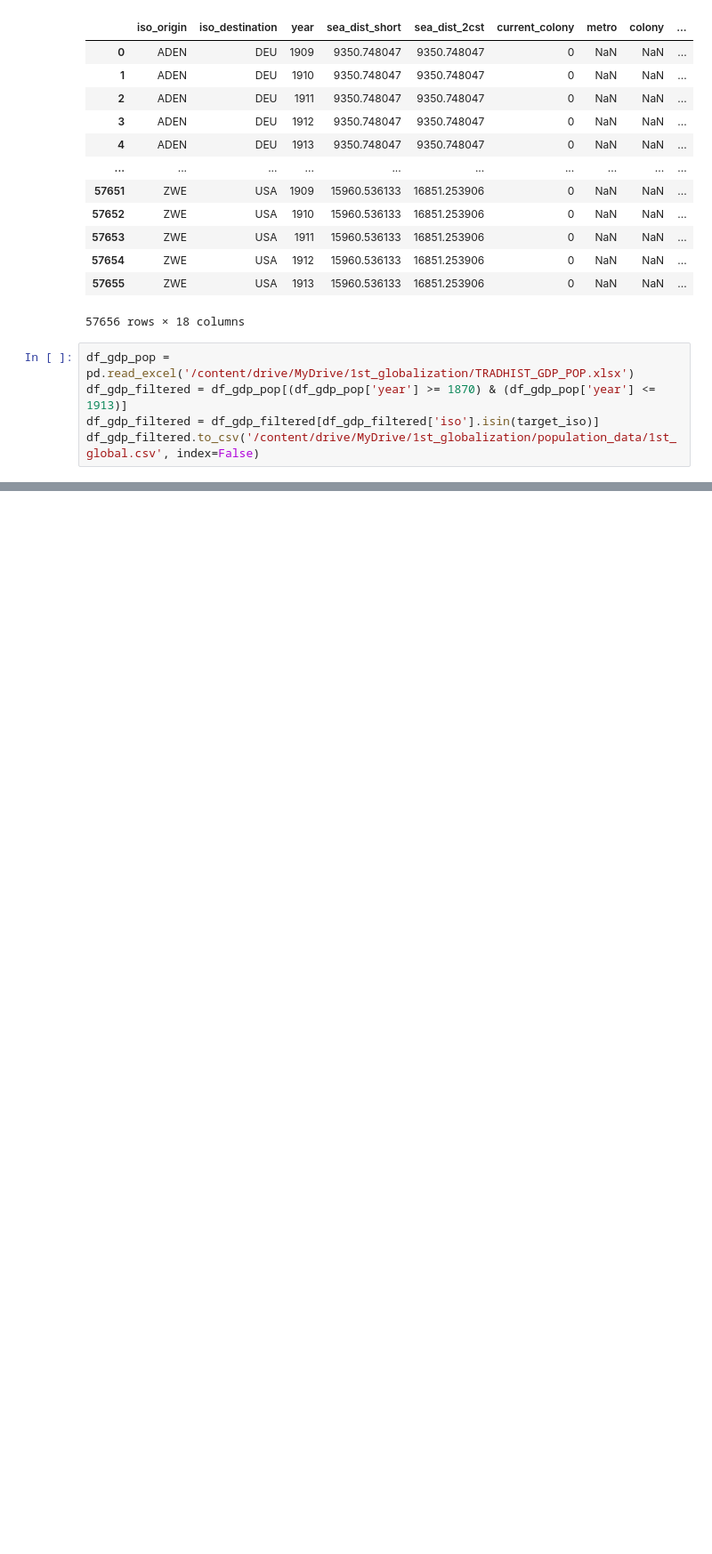
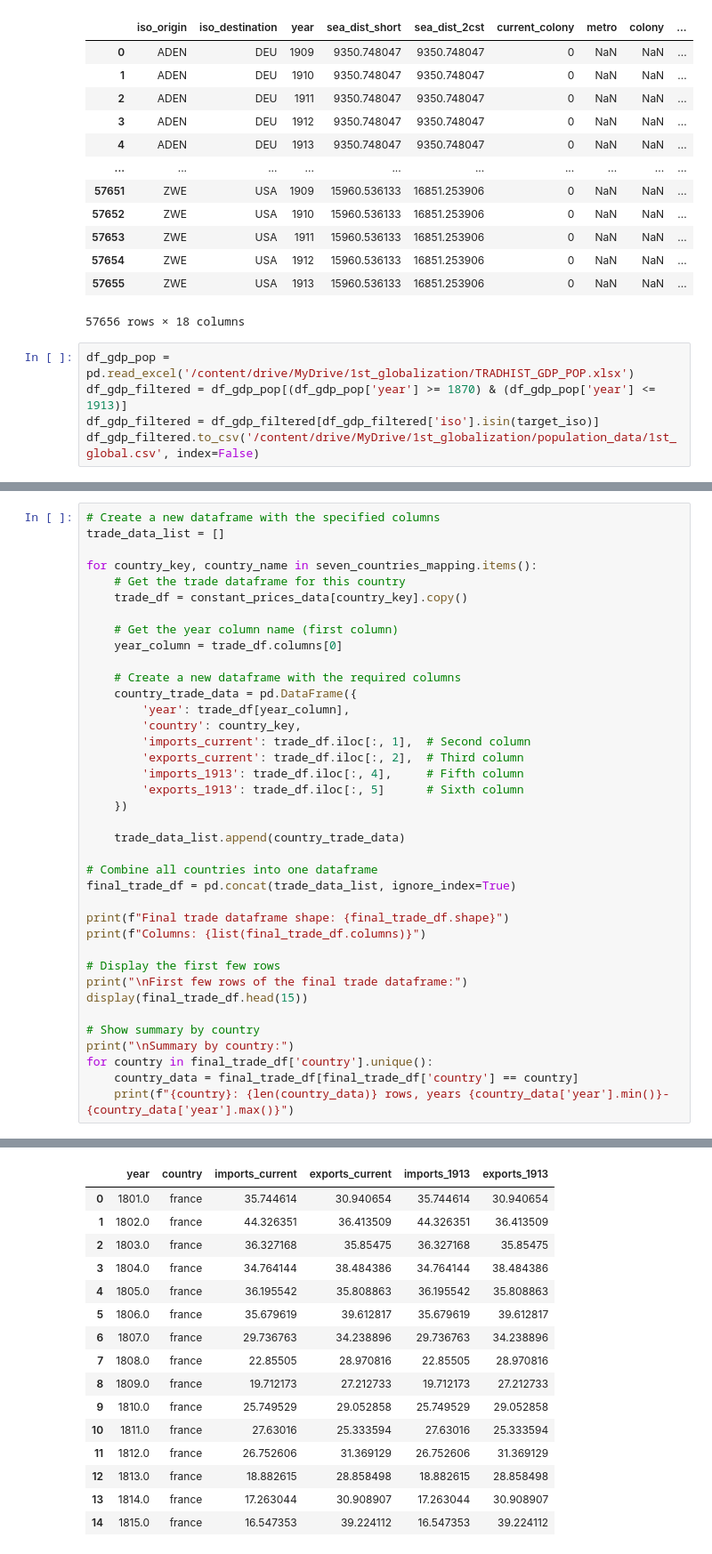
Before and after one commit to kabeerbora/1st_global, a Jupyter notebook: 1st_global.ipynb, the cells around one changed output, grey strips where cells are left out. Shown at 89% size. Cells and saved outputs as stored; diff of their text form; blank space fills up the shorter version.

```diff
--- a/1st_global.ipynb
+++ b/1st_global.ipynb
@@ -1584,0 +1737,39 @@ df_gdp_filtered.to_csv('/content/drive/MyDrive/1st_globalization/population_data
+# %%
+# Create a new dataframe with the specified columns
+trade_data_list = []
+
+for country_key, country_name in seven_countries_mapping.items():
+    # Get the trade dataframe for this country
+    trade_df = constant_prices_data[country_key].copy()
+
+    # Get the year column name (first column)
+    year_column = trade_df.columns[0]
+
+    # Create a new dataframe with the required columns
+    country_trade_data = pd.DataFrame({
+        'year': trade_df[year_column],
+        'country': country_key,
+        'imports_current': trade_df.iloc[:, 1],  # Second column
+        'exports_current': trade_df.iloc[:, 2],  # Third column
+        'imports_1913': trade_df.iloc[:, 4],     # Fifth column
+        'exports_1913': trade_df.iloc[:, 5]      # Sixth column
+    })
+
+    trade_data_list.append(country_trade_data)
+
+# Combine all countries into one dataframe
+final_trade_df = pd.concat(trade_data_list, ignore_index=True)
+
+print(f"Final trade dataframe shape: {final_trade_df.shape}")
+print(f"Columns: {list(final_trade_df.columns)}")
+
+# Display the first few rows
+print("\nFirst few rows of the final trade dataframe:")
+display(final_trade_df.head(15))
+
+# Show summary by country
+print("\nSummary by country:")
+for country in final_trade_df['country'].unique():
+    country_data = final_trade_df[final_trade_df['country'] == country]
+    print(f"{country}: {len(country_data)} rows, years {country_data['year'].min()}-{country_data['year'].max()}")
+# %% [output]
@@ -1584,0 +1780,16 @@ df_gdp_filtered.to_csv('/content/drive/MyDrive/1st_globalization/population_data
+|  | year | country | imports_current | exports_current | imports_1913 | exports_1913 |
+| 0 | 1801.0 | france | 35.744614 | 30.940654 | 35.744614 | 30.940654 |
+| 1 | 1802.0 | france | 44.326351 | 36.413509 | 44.326351 | 36.413509 |
+| 2 | 1803.0 | france | 36.327168 | 35.85475 | 36.327168 | 35.85475 |
+| 3 | 1804.0 | france | 34.764144 | 38.484386 | 34.764144 | 38.484386 |
+| 4 | 1805.0 | france | 36.195542 | 35.808863 | 36.195542 | 35.808863 |
+| 5 | 1806.0 | france | 35.679619 | 39.612817 | 35.679619 | 39.612817 |
+| 6 | 1807.0 | france | 29.736763 | 34.238896 | 29.736763 | 34.238896 |
+| 7 | 1808.0 | france | 22.85505 | 28.970816 | 22.85505 | 28.970816 |
+| 8 | 1809.0 | france | 19.712173 | 27.212733 | 19.712173 | 27.212733 |
+| 9 | 1810.0 | france | 25.749529 | 29.052858 | 25.749529 | 29.052858 |
+| 10 | 1811.0 | france | 27.63016 | 25.333594 | 27.63016 | 25.333594 |
+| 11 | 1812.0 | france | 26.752606 | 31.369129 | 26.752606 | 31.369129 |
+| 12 | 1813.0 | france | 18.882615 | 28.858498 | 18.882615 | 28.858498 |
+| 13 | 1814.0 | france | 17.263044 | 30.908907 | 17.263044 | 30.908907 |
+| 14 | 1815.0 | france | 16.547353 | 39.224112 | 16.547353 | 39.224112 |
```
Also changed, not shown: parts of 11 cells of this notebook.
